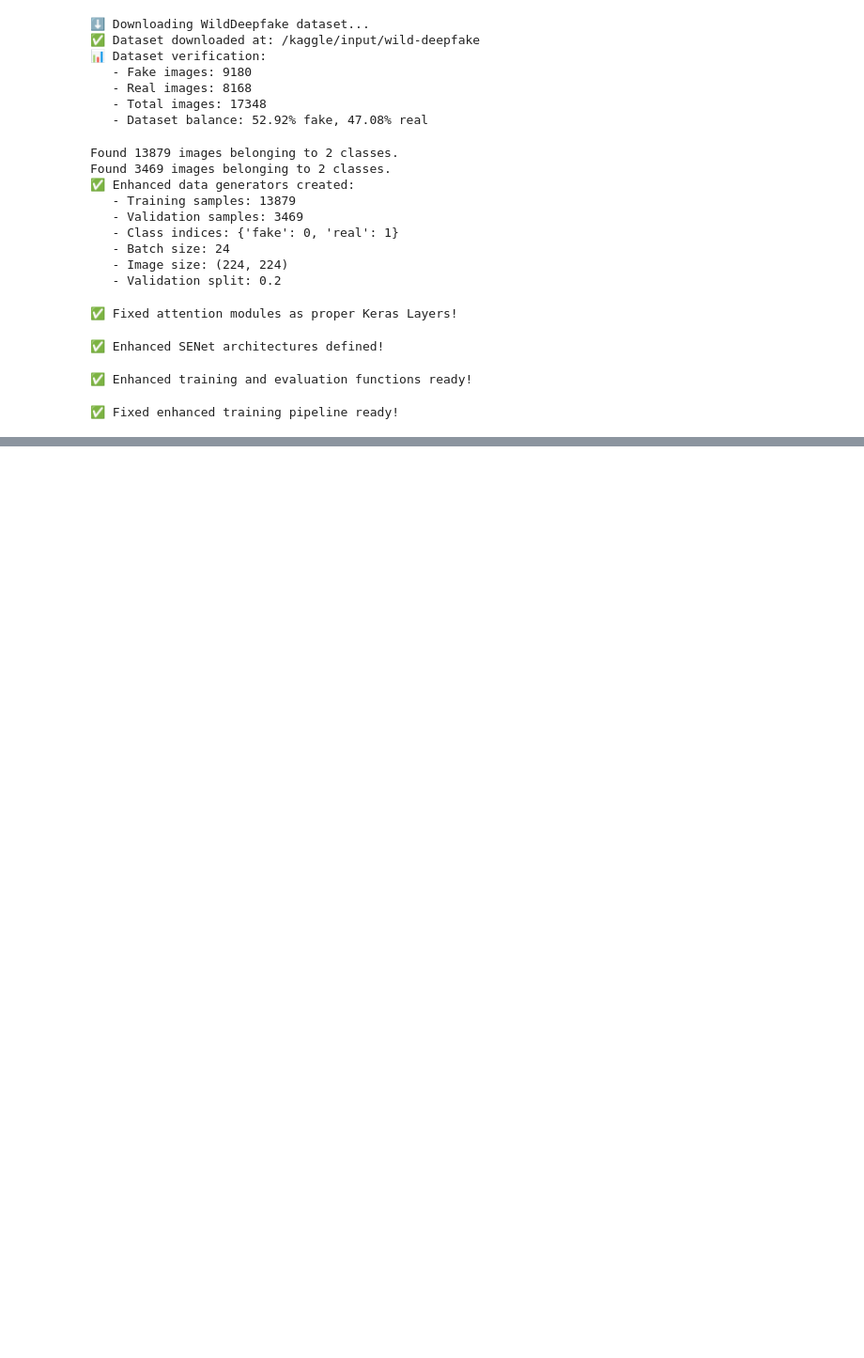
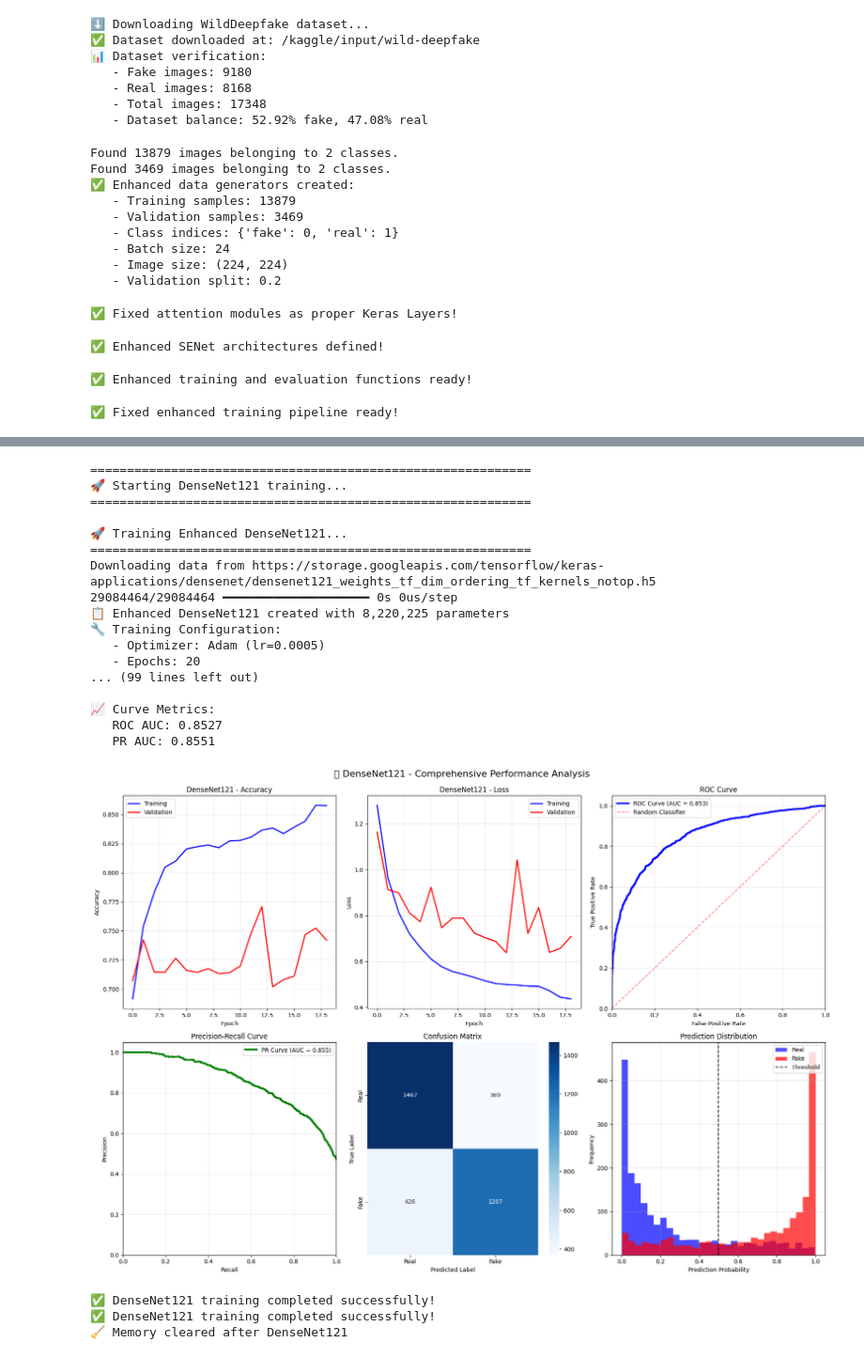
Before and after one commit to Avinash-yadav103/DeepFake, a Jupyter notebook: pretrainedmodeldeepfake.ipynb, the cells around one changed output, grey strips where cells are left out. Shown at 94% size. Cells and saved outputs as stored; diff of their text form; code cells hidden in the pictures; blank space fills up the shorter version.

```diff
--- a/pretrainedmodeldeepfake.ipynb
+++ b/pretrainedmodeldeepfake.ipynb
@@ -1003,0 +1044,60 @@ Epoch 5/12
+# %%
+# Cell 8d: Train DenseNet121 Model
+# =========================================
+# 🚀 Train DenseNet121 with Enhanced Pipeline
+# =========================================
+
+# Check if data generators are available
+if train_gen is not None and val_gen is not None:
+
+    print(f"\n{'='*60}")
+    print(f"🚀 Starting DenseNet121 training...")
+    print(f"{'='*60}")
+
+    model, history, metrics = build_and_train_enhanced_fixed(
+        DenseNet121, "DenseNet121", train_gen, val_gen, epochs=20
+    )
+
+    if model is not None:
+        if 'trained_models' not in locals():
+            trained_models = {}
+        trained_models["DenseNet121"] = {
+            'model': model,
+            'history': history,
+            'metrics': metrics
+        }
+        print(f"✅ DenseNet121 training completed successfully!")
+    else:
+        print(f"❌ DenseNet121 training failed!")
+
+    # Clear memory
+    if model is not None:
+        del model
+    tf.keras.backend.clear_session()
+
+    print(f"🧹 Memory cleared after DenseNet121")
+
+else:
+    print("❌ Cannot train DenseNet121: Data generators not available")
+# %% [output]
+============================================================
+🚀 Starting DenseNet121 training...
+============================================================
+
+🚀 Training Enhanced DenseNet121...
+============================================================
+Downloading data from https://storage.googleapis.com/tensorflow/keras-applications/densenet/densenet121_weights_tf_dim_ordering_tf_kernels_notop.h5
+29084464/29084464 ━━━━━━━━━━━━━━━━━━━━ 0s 0us/step
+📋 Enhanced DenseNet121 created with 8,220,225 parameters
+🔧 Training Configuration:
+   - Optimizer: Adam (lr=0.0005)
+   - Epochs: 20
+... (99 lines left out)
+
+📈 Curve Metrics:
+   ROC AUC: 0.8527
+   PR AUC: 0.8551
+[figure, added]
+✅ DenseNet121 training completed successfully!
+✅ DenseNet121 training completed successfully!
+🧹 Memory cleared after DenseNet121
```
Also changed, not shown: parts of 9 cells of this notebook.
